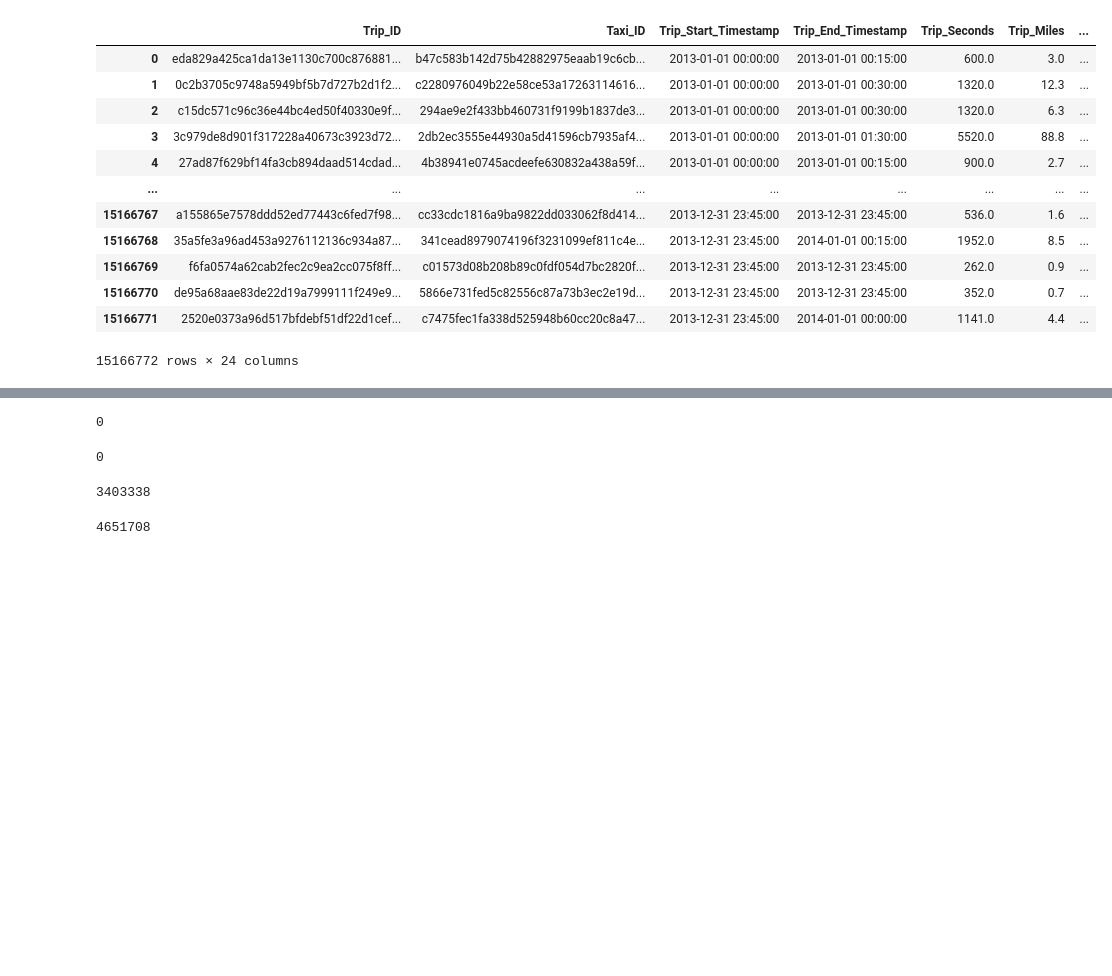
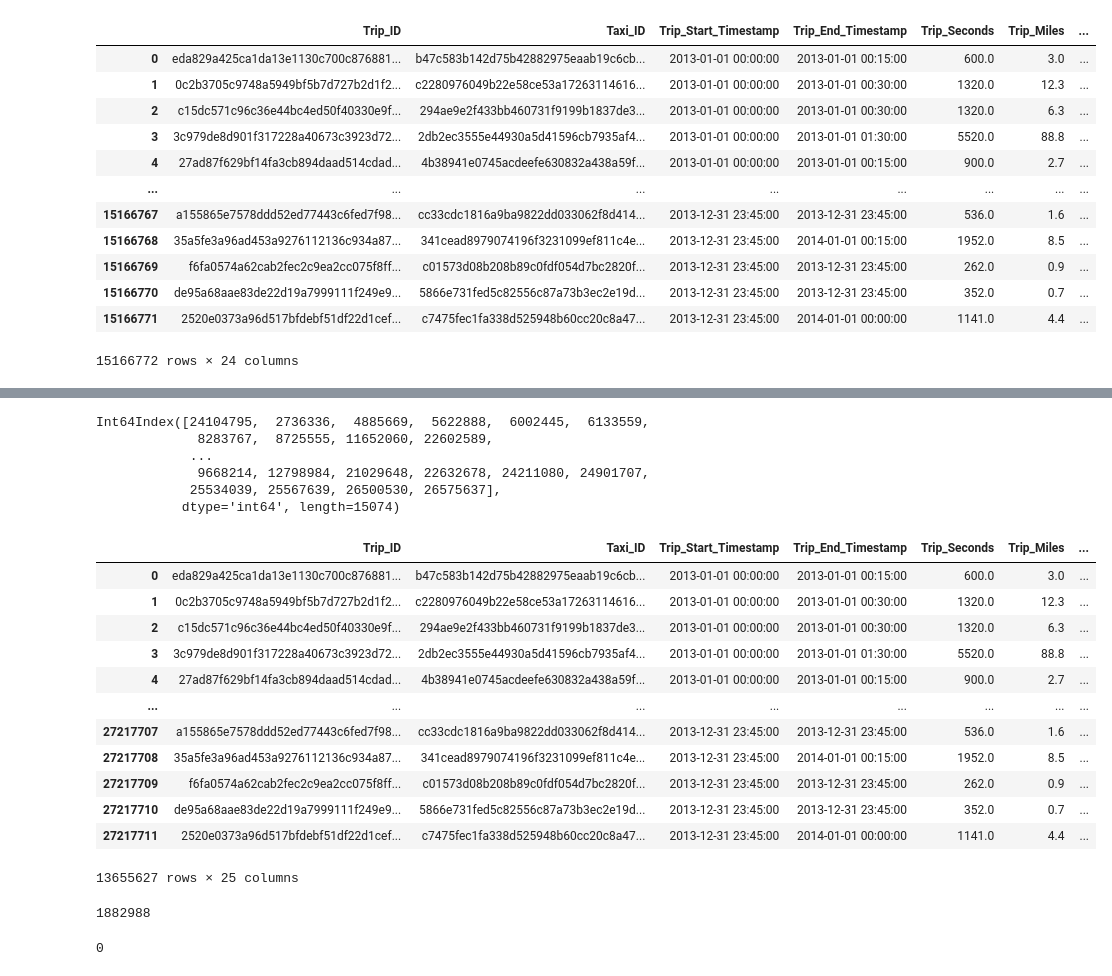
Before and after one commit to Hannah2800/AAA_2023_AdvancedPythonPandas, a Jupyter notebook: Untitled.ipynb, the cells around one changed output, grey strips where cells are left out. Saved outputs shown, nothing was run; the diff lists cells and outputs as text; code cells hidden in the pictures; blank space fills up the shorter version.

```diff
--- a/Untitled.ipynb
+++ b/Untitled.ipynb
@@ -188,0 +145,28 @@ filtered_df.tail(167)
+# %%
+overlap_indices = overlap.index.get_level_values(1)
+overlap_indices
+# %% [output]
+Int64Index([24104795,  2736336,  4885669,  5622888,  6002445,  6133559,
+             8283767,  8725555, 11652060, 22602589,
+            ...
+             9668214, 12798984, 21029648, 22632678, 24211080, 24901707,
+            25534039, 25567639, 26500530, 26575637],
+           dtype='int64', length=15074)
+# %%
+df_chicago = df_chicago.drop(overlap_indices, axis= 0)
+# %%
+df_chicago
+# %% [output]
+|  | Trip_ID | Taxi_ID | Trip_Start_Timestamp | Trip_End_Timestamp | Trip_Seconds | Trip_Miles | ... |
+| 0 | eda829a425ca1da13e1130c700c876881... | b47c583b142d75b42882975eaab19c6cb... | 2013-01-01 00:00:00 | 2013-01-01 00:15:00 | 600.0 | 3.0 | ... |
+| 1 | 0c2b3705c9748a5949bf5b7d727b2d1f2... | c2280976049b22e58ce53a17263114616... | 2013-01-01 00:00:00 | 2013-01-01 00:30:00 | 1320.0 | 12.3 | ... |
+| 2 | c15dc571c96c36e44bc4ed50f40330e9f... | 294ae9e2f433bb460731f9199b1837de3... | 2013-01-01 00:00:00 | 2013-01-01 00:30:00 | 1320.0 | 6.3 | ... |
+| 3 | 3c979de8d901f317228a40673c3923d72... | 2db2ec3555e44930a5d41596cb7935af4... | 2013-01-01 00:00:00 | 2013-01-01 01:30:00 | 5520.0 | 88.8 | ... |
+| 4 | 27ad87f629bf14fa3cb894daad514cdad... | 4b38941e0745acdeefe630832a438a59f... | 2013-01-01 00:00:00 | 2013-01-01 00:15:00 | 900.0 | 2.7 | ... |
+| ... | ... | ... | ... | ... | ... | ... | ... |
+| 27217707 | a155865e7578ddd52ed77443c6fed7f98... | cc33cdc1816a9ba9822dd033062f8d414... | 2013-12-31 23:45:00 | 2013-12-31 23:45:00 | 536.0 | 1.6 | ... |
+| 27217708 | 35a5fe3a96ad453a9276112136c934a87... | 341cead8979074196f3231099ef811c4e... | 2013-12-31 23:45:00 | 2014-01-01 00:15:00 | 1952.0 | 8.5 | ... |
+| 27217709 | f6fa0574a62cab2fec2c9ea2cc075f8ff... | c01573d08b208b89c0fdf054d7bc2820f... | 2013-12-31 23:45:00 | 2013-12-31 23:45:00 | 262.0 | 0.9 | ... |
+| 27217710 | de95a68aae83de22d19a7999111f249e9... | 5866e731fed5c82556c87a73b3ec2e19d... | 2013-12-31 23:45:00 | 2013-12-31 23:45:00 | 352.0 | 0.7 | ... |
+| 27217711 | 2520e0373a96d517bfdebf51df22d1cef... | c7475fec1fa338d525948b60cc20c8a47... | 2013-12-31 23:45:00 | 2014-01-01 00:00:00 | 1141.0 | 4.4 | ... |
+13655627 rows × 25 columns
@@ -189,5 +177,5 @@ filtered_df.tail(167)
 # %%
-len(df_chicago)-len(df_chicago.drop_duplicates(keep=False))
+#len(df_chicago['Pickup_Centroid_Location'])-len(df_chicago['Pickup_Centroid_Location'].dropna())
 # %% [output]
-0
+1882988
 # %%
@@ -195,10 +182,2 @@ df_chicago.duplicated(subset=['Trip_ID']).sum()
 # %% [output]
 0
-# %%
-df_chicago.duplicated(subset=['Taxi_ID','Trip_Start_Timestamp']).sum()
-# %% [output]
-3403338
-# %%
-len(df_chicago['Pickup Centroid Location'])-len(df_chicago['Pickup Centroid Location'].dropna())
-# %% [output]
-4651708
```
Also changed, not shown: parts of 16 cells of this notebook.
